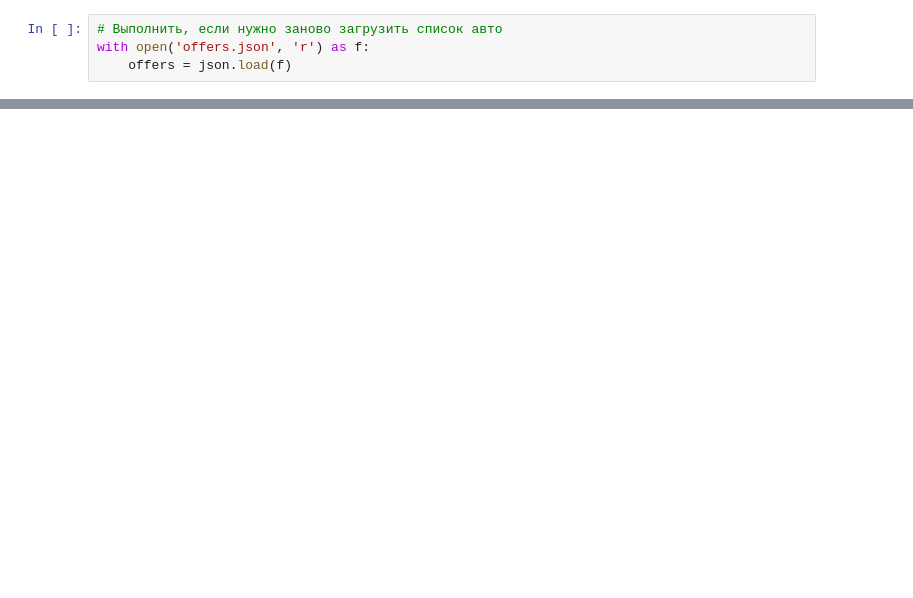
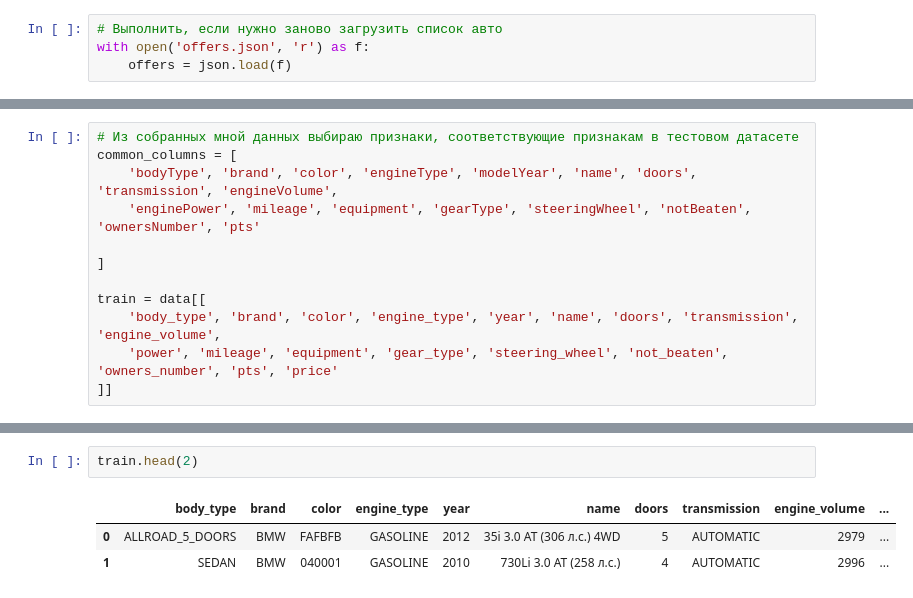
Before and after one commit to demade74/sf_rds_projects, a Jupyter notebook: CHOOSING_AUTO/main.ipynb, the cells around one changed output, grey strips where cells are left out. Drawn from its saved outputs; the diff is of its cells as text; blank space fills up the shorter version.

```diff
--- a/CHOOSING_AUTO/main.ipynb
+++ b/CHOOSING_AUTO/main.ipynb
@@ -195,0 +190,12 @@ dtype: int64
+# %%
+# Из собранных мной данных выбираю признаки, соответствующие признакам в тестовом датасете
+common_columns = [
+    'bodyType', 'brand', 'color', 'engineType', 'modelYear', 'name', 'doors', 'transmission', 'engineVolume',
+    'enginePower', 'mileage', 'equipment', 'gearType', 'steeringWheel', 'notBeaten', 'ownersNumber', 'pts'
+
+]
+
+train = data[[
+    'body_type', 'brand', 'color', 'engine_type', 'year', 'name', 'doors', 'transmission', 'engine_volume',
+    'power', 'mileage', 'equipment', 'gear_type', 'steering_wheel', 'not_beaten', 'owners_number', 'pts', 'price'
+]]
@@ -195,0 +211,6 @@ dtype: int64
+# %%
+train.head(2)
+# %% [output]
+|  | body_type | brand | color | engine_type | year | name | doors | transmission | engine_volume | ... |
+| 0 | ALLROAD_5_DOORS | BMW | FAFBFB | GASOLINE | 2012 | 35i 3.0 AT (306 л.с.) 4WD | 5 | AUTOMATIC | 2979 | ... |
+| 1 | SEDAN | BMW | 040001 | GASOLINE | 2010 | 730Li 3.0 AT (258 л.с.) | 4 | AUTOMATIC | 2996 | ... |
```
Also changed, not shown: parts of 50 cells of this notebook, 5 other files.
